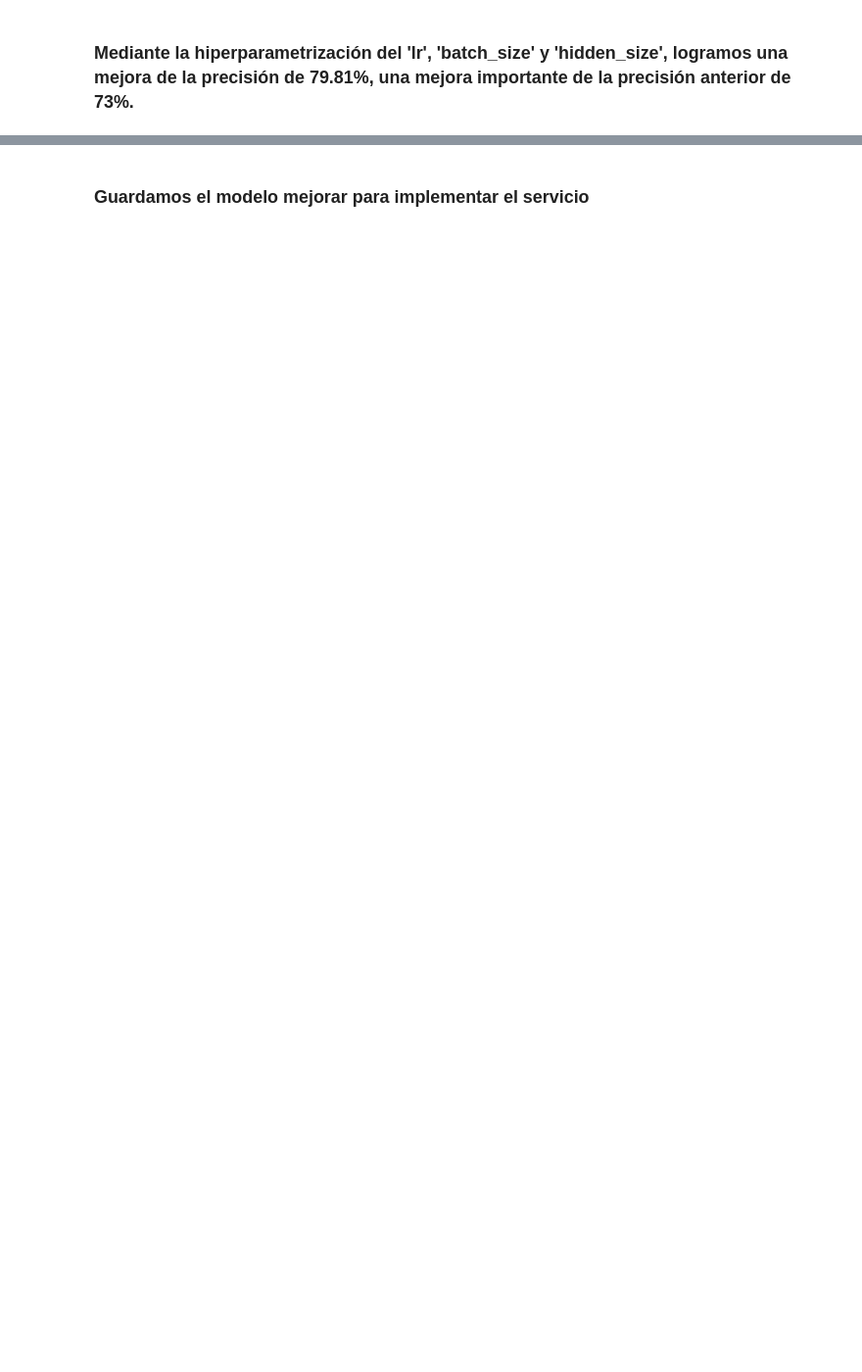
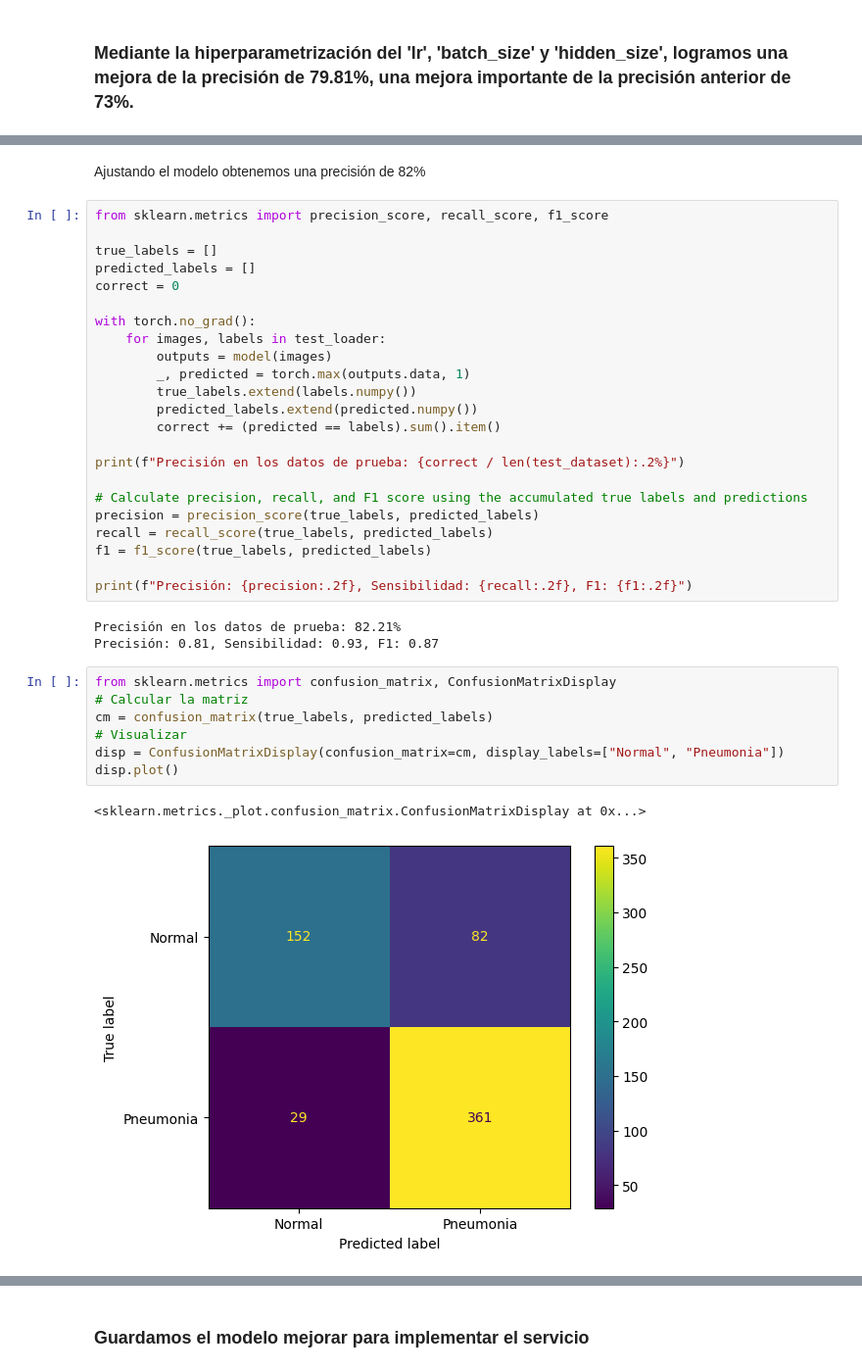
Before and after one commit to docampo16/my-first-repo, a Jupyter notebook: UDD_Proyecto_M7.ipynb, the cells around one changed output, grey strips where cells are left out. Shown: that part at 98% size. Drawn from its saved outputs; the diff is of its cells as text; blank space fills up the shorter version.

```diff
--- a/UDD_Proyecto_M7.ipynb
+++ b/UDD_Proyecto_M7.ipynb
@@ -382,0 +427,38 @@ Mejores parámetros: {'lr': 0.01, 'batch_size': 64, 'hidden_size': 256}, mejor p
+# %% [markdown]
+Ajustando el modelo obtenemos una precisión de 82%
+# %%
+from sklearn.metrics import precision_score, recall_score, f1_score
+
+true_labels = []
+predicted_labels = []
+correct = 0
+
+with torch.no_grad():
+    for images, labels in test_loader:
+        outputs = model(images)
+        _, predicted = torch.max(outputs.data, 1)
+        true_labels.extend(labels.numpy())
+        predicted_labels.extend(predicted.numpy())
+        correct += (predicted == labels).sum().item()
+
+print(f"Precisión en los datos de prueba: {correct / len(test_dataset):.2%}")
+
+# Calculate precision, recall, and F1 score using the accumulated true labels and predictions
+precision = precision_score(true_labels, predicted_labels)
+recall = recall_score(true_labels, predicted_labels)
+f1 = f1_score(true_labels, predicted_labels)
+
+print(f"Precisión: {precision:.2f}, Sensibilidad: {recall:.2f}, F1: {f1:.2f}")
+# %% [output]
+Precisión en los datos de prueba: 82.21%
+Precisión: 0.81, Sensibilidad: 0.93, F1: 0.87
+# %%
+from sklearn.metrics import confusion_matrix, ConfusionMatrixDisplay
+# Calcular la matriz
+cm = confusion_matrix(true_labels, predicted_labels)
+# Visualizar
+disp = ConfusionMatrixDisplay(confusion_matrix=cm, display_labels=["Normal", "Pneumonia"])
+disp.plot()
+# %% [output]
+<sklearn.metrics._plot.confusion_matrix.ConfusionMatrixDisplay at 0x...>
+[figure, added]
```
Also changed, not shown: parts of 15 cells of this notebook.
